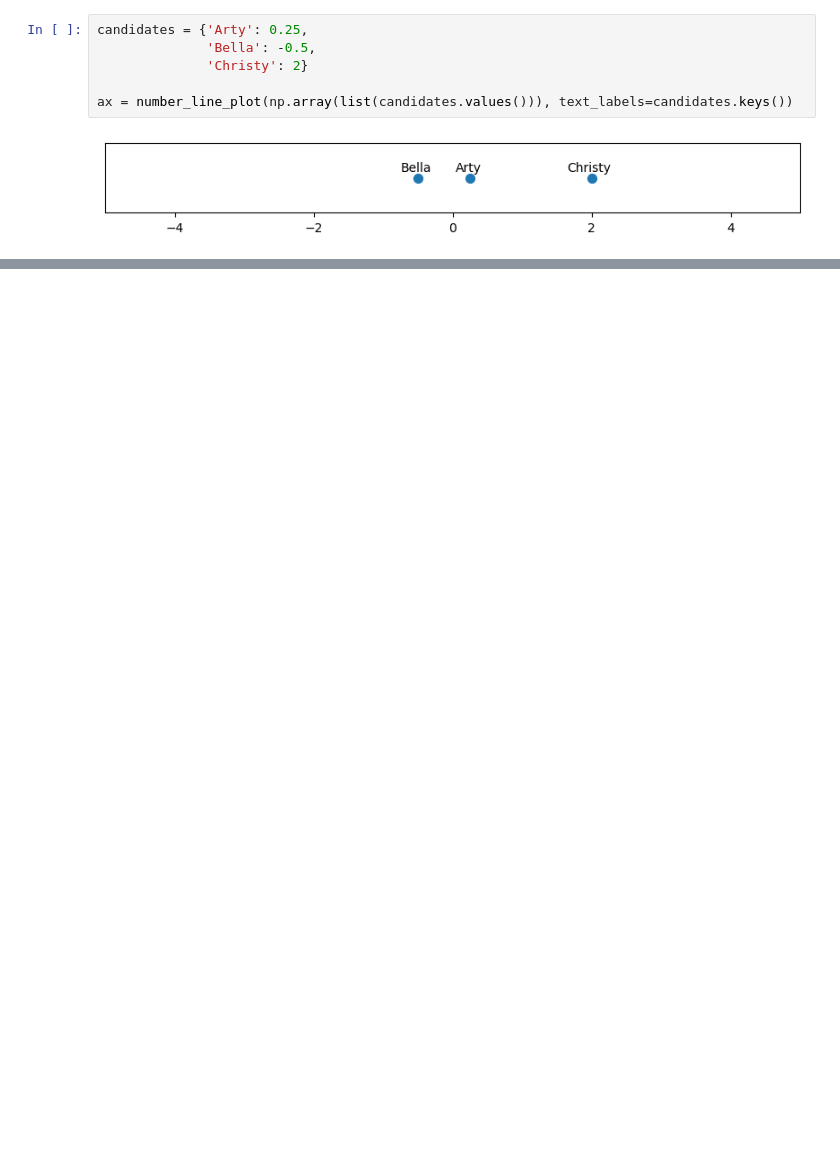
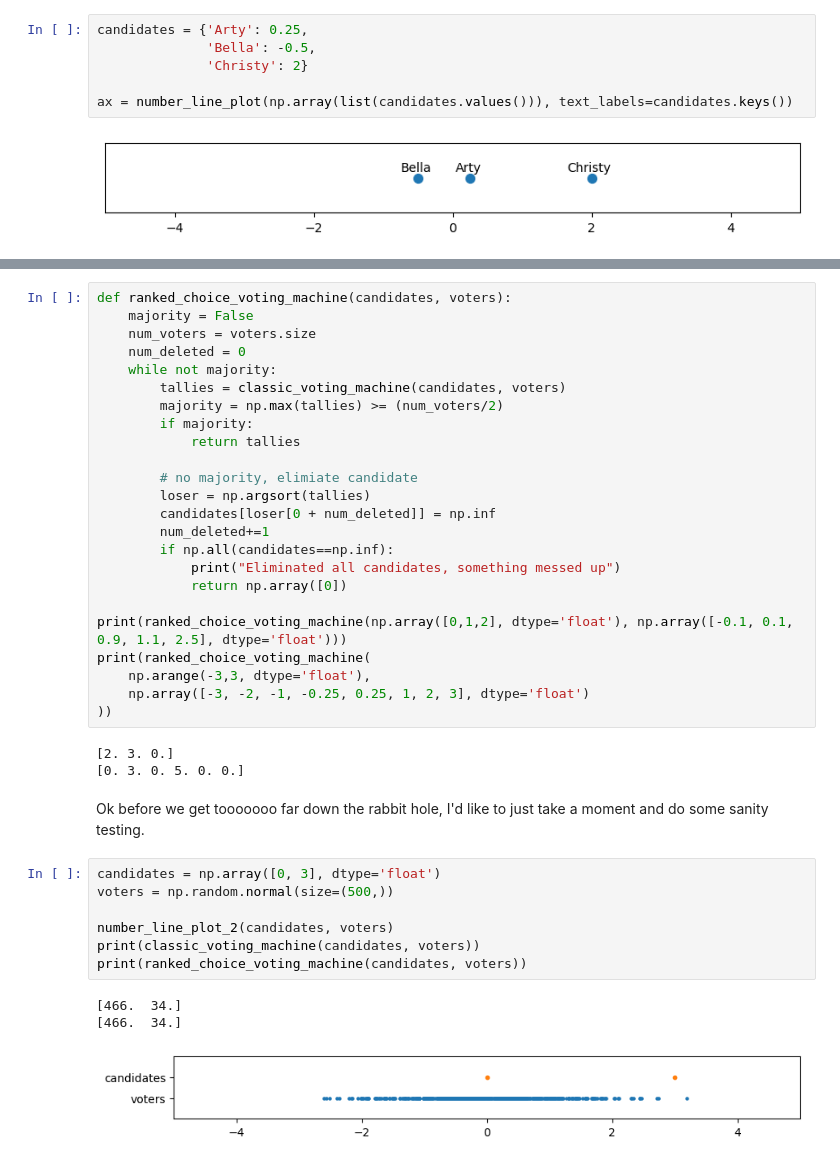
Before and after one commit to rvtayal/votingSim, a Jupyter notebook: quickstart.ipynb, the cells around one changed output, grey strips where cells are left out. Saved outputs shown, nothing was run; the diff lists cells and outputs as text; blank space fills up the shorter version.

```diff
--- a/quickstart.ipynb
+++ b/quickstart.ipynb
@@ -106,0 +191,40 @@ In a classic election (America style) that means our citizen votes for the close
+# %%
+def ranked_choice_voting_machine(candidates, voters):
+    majority = False
+    num_voters = voters.size
+    num_deleted = 0
+    while not majority:
+        tallies = classic_voting_machine(candidates, voters)
+        majority = np.max(tallies) >= (num_voters/2)
+        if majority:
+            return tallies
+
+        # no majority, elimiate candidate
+        loser = np.argsort(tallies)
+        candidates[loser[0 + num_deleted]] = np.inf
+        num_deleted+=1
+        if np.all(candidates==np.inf):
+            print("Eliminated all candidates, something messed up")
+            return np.array([0])
+
+print(ranked_choice_voting_machine(np.array([0,1,2], dtype='float'), np.array([-0.1, 0.1, 0.9, 1.1, 2.5], dtype='float')))
+print(ranked_choice_voting_machine(
+    np.arange(-3,3, dtype='float'),
+    np.array([-3, -2, -1, -0.25, 0.25, 1, 2, 3], dtype='float')
+))
+# %% [output]
+[2. 3. 0.]
+[0. 3. 0. 5. 0. 0.]
+# %% [markdown]
+Ok before we get tooooooo far down the rabbit hole, I'd like to just take a moment and do some sanity testing.
+# %%
+candidates = np.array([0, 3], dtype='float')
+voters = np.random.normal(size=(500,))
+
+number_line_plot_2(candidates, voters)
+print(classic_voting_machine(candidates, voters))
+print(ranked_choice_voting_machine(candidates, voters))
+# %% [output]
+[466.  34.]
+[466.  34.]
+[figure, added]
```
Also changed, not shown: parts of 13 cells of this notebook.
